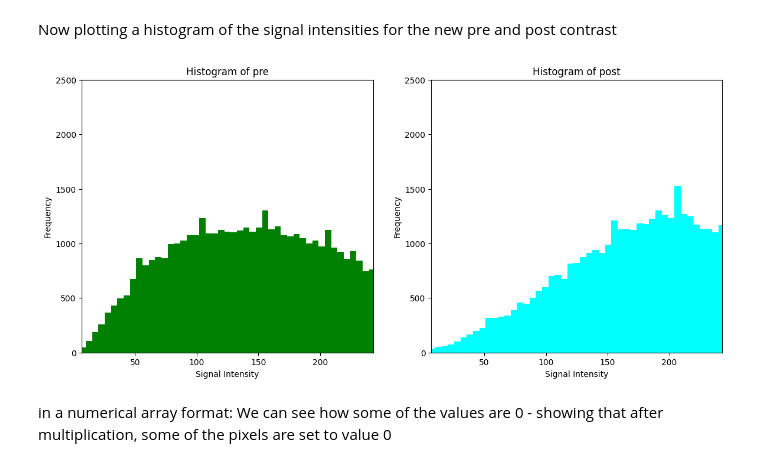
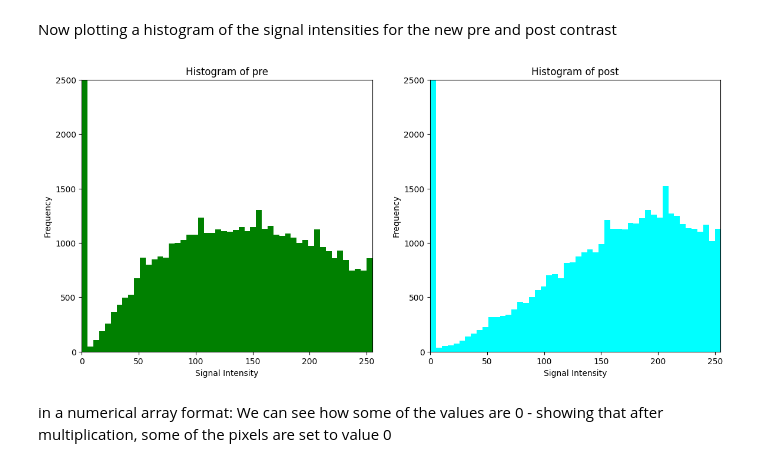
Before and after one commit to hsuryainfo/IntensityThreshold, a Jupyter notebook: contrast_enchan.ipynb, the cells around one changed output. Drawn from its saved outputs; the diff is of its cells as text; code cells hidden in the pictures.

```diff
--- a/contrast_enchan.ipynb
+++ b/contrast_enchan.ipynb
@@ -86,36 +86,36 @@ def plot_histogram (masked_array, masked_array2):
        #plotting pre contrast signal intensity
        plt.figure(figsize=(14, 6))
        plt.subplot(1, 2, 1)
        plt.hist(masked_array_flat,
               bins=50,
               color='green',  #can put any color
               range=(0, 255),
               histtype='stepfilled')
        plt.title('Histogram of pre')
        plt.xlabel('Signal Intensity')
        plt.ylabel('Frequency')
-       plt.xlim(7, 243)
+       plt.xlim(0, 255)
        plt.ylim(0, 2500)
 
        #plotting post contrast signal intensity
        plt.subplot(1, 2, 2)
        plt.hist(masked_array2_flat,
               bins=50,
               color='cyan',    #can put any color
               range=(0, 255),
               histtype='stepfilled')
        plt.title('Histogram of post')
        plt.xlabel('Signal Intensity')
        plt.ylabel('Frequency')
-       plt.xlim(7, 243)
+       plt.xlim(0, 255)
        plt.ylim(0, 2500)
 
        plt.show()
 
 
 plot_histogram(masked_array, masked_array2)
 # %% [output]
-[figure, old version]
+[figure, new version]
 # %% [markdown]
 in a numerical array format:
        We can see how some of the values are 0 - showing that after multiplication, some of the pixels are set to value 0
```
Also changed, not shown: parts of 5 cells of this notebook.
